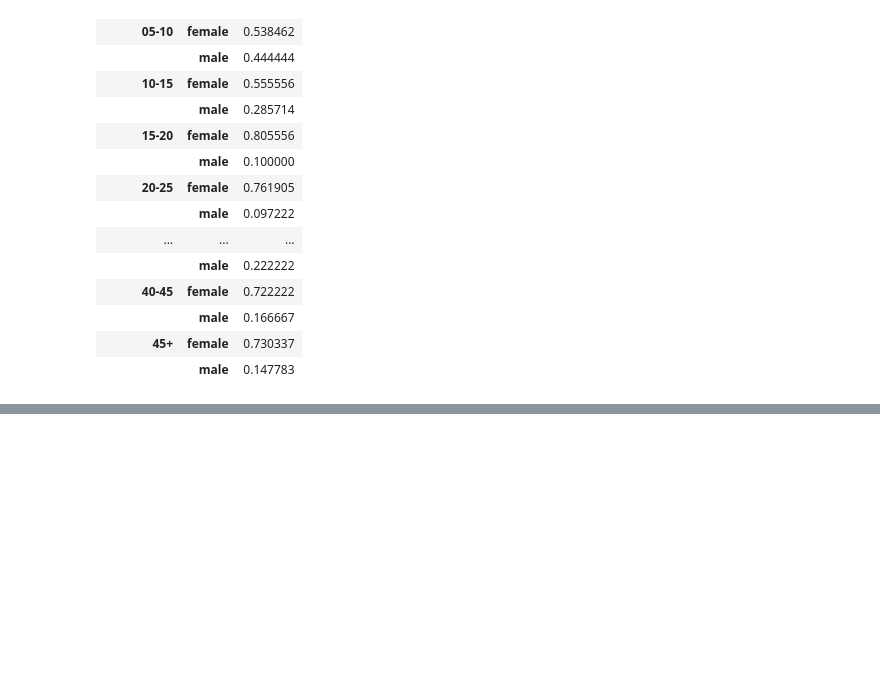
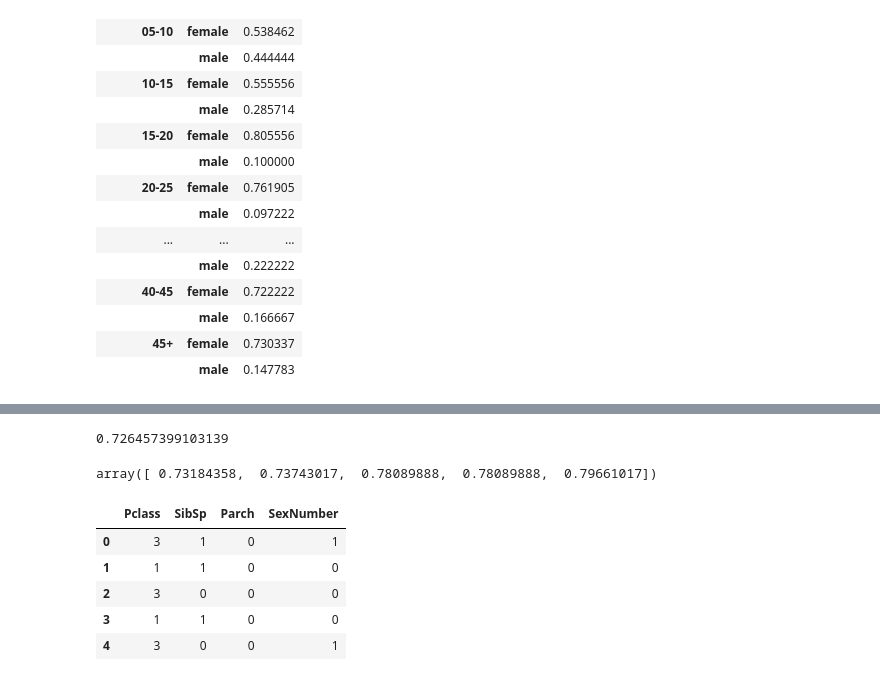
Before and after one commit to dreew23/portfolio, a Jupyter notebook: titanic/code/20170301-DataLoadAndEDA.ipynb, the cells around one changed output, grey strips where cells are left out. Cells and saved outputs as stored; diff of their text form; code cells hidden in the pictures; blank space fills up the shorter version.

```diff
--- a/titanic/code/20170301-DataLoadAndEDA.ipynb
+++ b/titanic/code/20170301-DataLoadAndEDA.ipynb
@@ -92,0 +101,12 @@ df[['Survived', 'Age_Binned', 'Sex']].groupby(['Age_Binned', 'Sex']).mean()
+# %%
+X = df.drop(['PassengerId', 'Survived', 'Name', 'Ticket', 'Age_Binned', 'Cabin', 'Embarked', 'Fare', 'Age'], axis=1)
+y = df['Survived']
+
+def numberSex(x):
+    if x == 'male':
+        return 1
+    else:
+        return 0
+
+X['SexNumber'] = X['Sex'].apply(numberSex)
+X.drop('Sex', axis=1, inplace=True)
@@ -92,0 +127,4 @@ df[['Survived', 'Age_Binned', 'Sex']].groupby(['Age_Binned', 'Sex']).mean()
+# %%
+accuracy_score(y2, y_model)
+# %% [output]
+0.726457399103139
@@ -92,0 +133,13 @@ df[['Survived', 'Age_Binned', 'Sex']].groupby(['Age_Binned', 'Sex']).mean()
+# %%
+cross_val_score(model, X, y, cv=5)
+# %% [output]
+array([ 0.73184358,  0.73743017,  0.78089888,  0.78089888,  0.79661017])
+# %%
+X.head()
+# %% [output]
+|  | Pclass | SibSp | Parch | SexNumber |
+| 0 | 3 | 1 | 0 | 1 |
+| 1 | 1 | 1 | 0 | 0 |
+| 2 | 3 | 0 | 0 | 0 |
+| 3 | 1 | 1 | 0 | 0 |
+| 4 | 3 | 0 | 0 | 1 |
```
Also changed, not shown: parts of 9 cells of this notebook, 5 other files.
